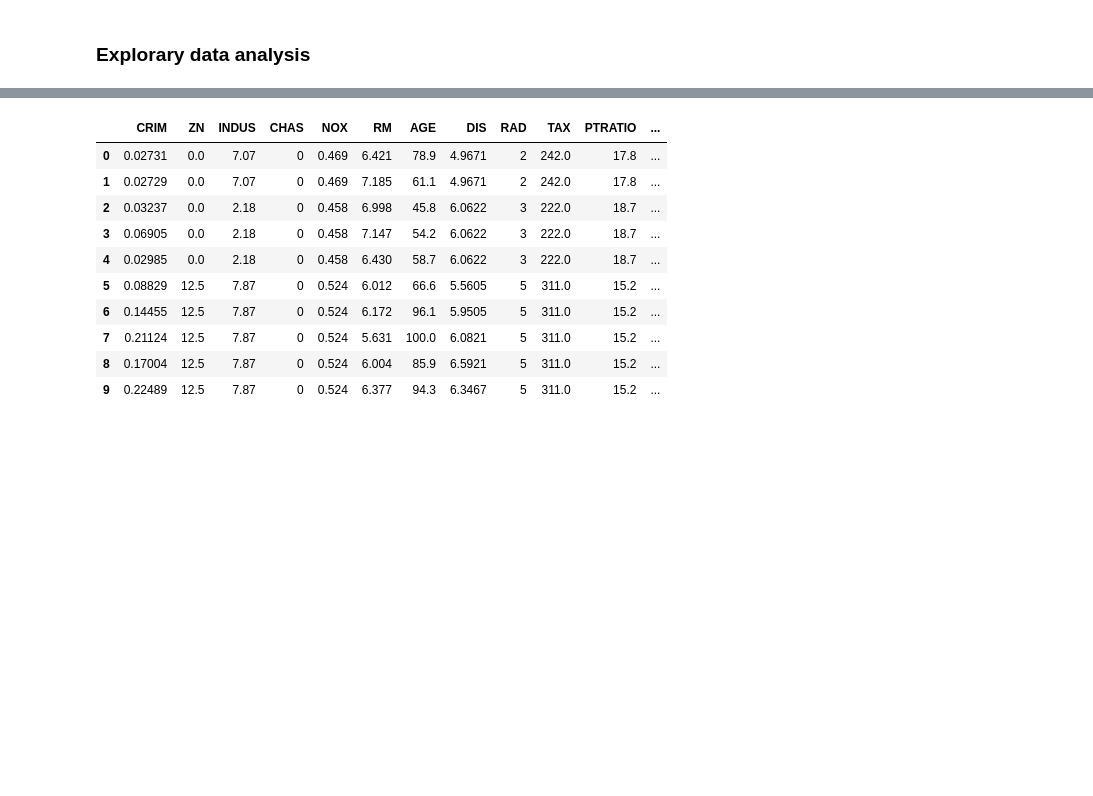
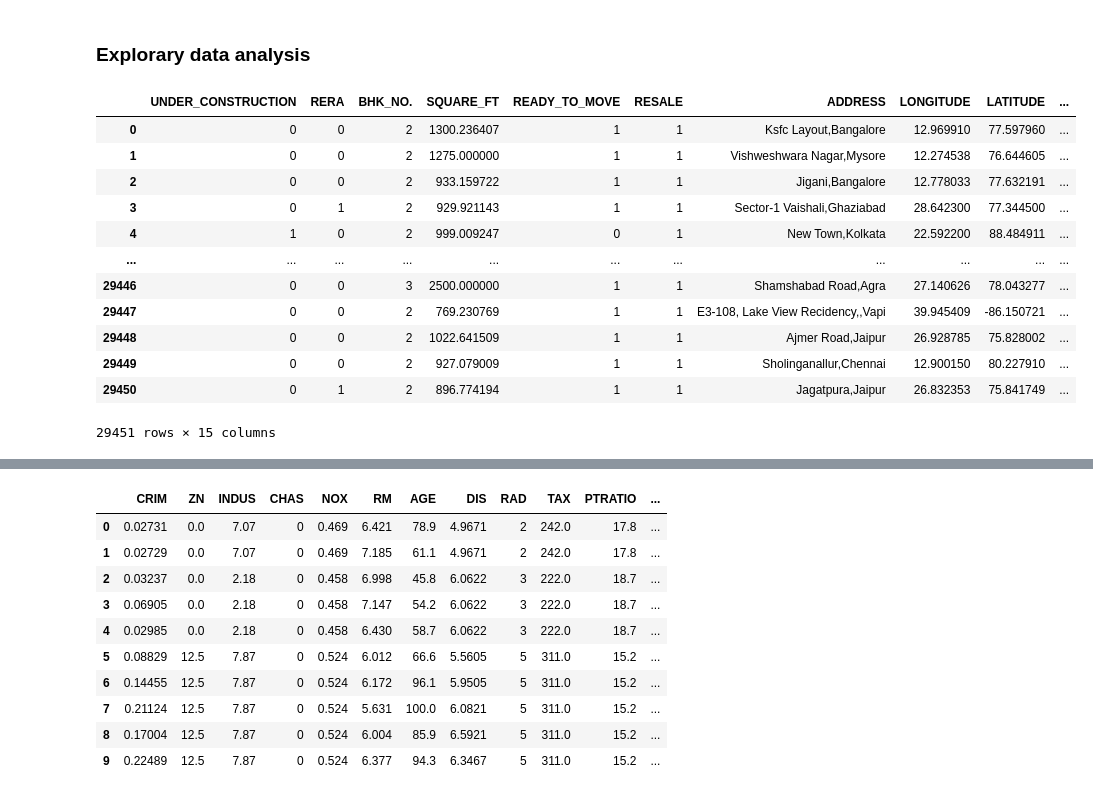
Before and after one commit to NandhuGB/Kaggle-competitions, a Jupyter notebook: boston-house-prices/Boston house prices.ipynb, the cells around one changed output, grey strips where cells are left out. Drawn from its saved outputs; the diff is of its cells as text; code cells hidden in the pictures; blank space fills up the shorter version.

```diff
--- a/boston-house-prices/Boston house prices.ipynb
+++ b/boston-house-prices/Boston house prices.ipynb
@@ -25,0 +77,2 @@ df.columns = column_names
+# %%
+columns = train_df.columns
@@ -25,0 +96,13 @@ df.columns = column_names
+# %%
+from src.preproccessing import encoding
+onehot_encoder = encoding.OneHotEncoding()
+# %%
+# One hot encoding the column "posted_by"
+posted_by_encoded = onehot_encoder.encode(train_df, columns[0])
+train_df.drop(labels=[columns[0]], axis = 1, inplace = True)
+train_df = pd.concat([train_df, posted_by_encoded], axis= 1)
+# %%
+# One hot encoding the column "BHK_or_Rk"
+bhk_or_rk_encoding = onehot_encoder.encode(train_df, columns[4])
+train_df.drop(columns=[columns[4]], axis = 1, inplace=True)
+train_df = pd.concat([train_df, bhk_or_rk_encoding], axis = 1)
@@ -26,5 +118,21 @@ df.columns = column_names
 # %% [markdown]
 ### Explorary data analysis
+# %%
+train_df
+# %% [output]
+|  | UNDER_CONSTRUCTION | RERA | BHK_NO. | SQUARE_FT | READY_TO_MOVE | RESALE | ADDRESS | LONGITUDE | LATITUDE | ... |
+| 0 | 0 | 0 | 2 | 1300.236407 | 1 | 1 | Ksfc Layout,Bangalore | 12.969910 | 77.597960 | ... |
+| 1 | 0 | 0 | 2 | 1275.000000 | 1 | 1 | Vishweshwara Nagar,Mysore | 12.274538 | 76.644605 | ... |
+| 2 | 0 | 0 | 2 | 933.159722 | 1 | 1 | Jigani,Bangalore | 12.778033 | 77.632191 | ... |
+| 3 | 0 | 1 | 2 | 929.921143 | 1 | 1 | Sector-1 Vaishali,Ghaziabad | 28.642300 | 77.344500 | ... |
+| 4 | 1 | 0 | 2 | 999.009247 | 0 | 1 | New Town,Kolkata | 22.592200 | 88.484911 | ... |
+| ... | ... | ... | ... | ... | ... | ... | ... | ... | ... | ... |
+| 29446 | 0 | 0 | 3 | 2500.000000 | 1 | 1 | Shamshabad Road,Agra | 27.140626 | 78.043277 | ... |
+| 29447 | 0 | 0 | 2 | 769.230769 | 1 | 1 | E3-108, Lake View Recidency,,Vapi | 39.945409 | -86.150721 | ... |
+| 29448 | 0 | 0 | 2 | 1022.641509 | 1 | 1 | Ajmer Road,Jaipur | 26.928785 | 75.828002 | ... |
+| 29449 | 0 | 0 | 2 | 927.079009 | 1 | 1 | Sholinganallur,Chennai | 12.900150 | 80.227910 | ... |
+| 29450 | 0 | 1 | 2 | 896.774194 | 1 | 1 | Jagatpura,Jaipur | 26.832353 | 75.841749 | ... |
+29451 rows × 15 columns
 # %%
 print(np.shape(df))
 # %% [output]
```
Also changed, not shown: parts of 12 cells of this notebook, 7 other files.
